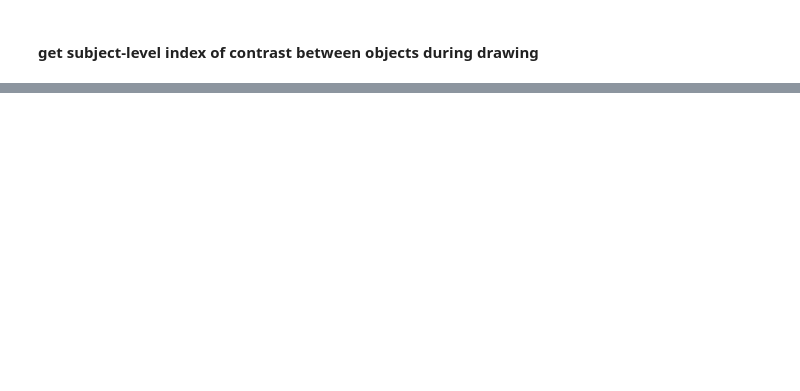
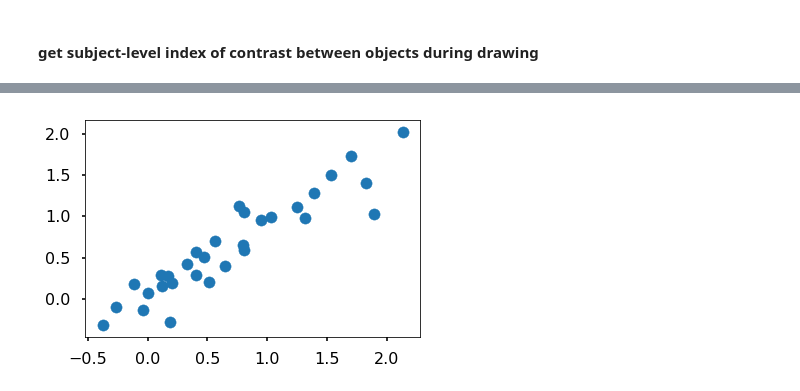
Before and after one commit to cogtoolslab/neurosketch, a Jupyter notebook: ipynb/jefan/predict_obj_during_drawing_from_recog_runs.ipynb, the cells around one changed output, grey strips where cells are left out. Cells and saved outputs as stored; diff of their text form; code cells hidden in the pictures; blank space fills up the shorter version.

```diff
--- a/ipynb/jefan/predict_obj_during_drawing_from_recog_runs.ipynb
+++ b/ipynb/jefan/predict_obj_during_drawing_from_recog_runs.ipynb
@@ -248,0 +187,10 @@ Name: target-foil, dtype: float64
+# %%
+run_this = 1
+if run_this:
+    ## comparing 4-way and 2-way probability ratios
+    d4way = pd.read_csv(proj_dir+'csv/difference_logprobs_4way.csv')
+    d2way = pd.read_csv(proj_dir+'csv/difference_logprobs_2way.csv')
+    inds = d4way['roi']=='V1'
+    plt.scatter(d4way[inds]['target-foil'],d2way[inds]['target-foil'])
+# %% [output]
+[figure, added]
```
Also changed, not shown: parts of 9 cells of this notebook, 2 other files.
